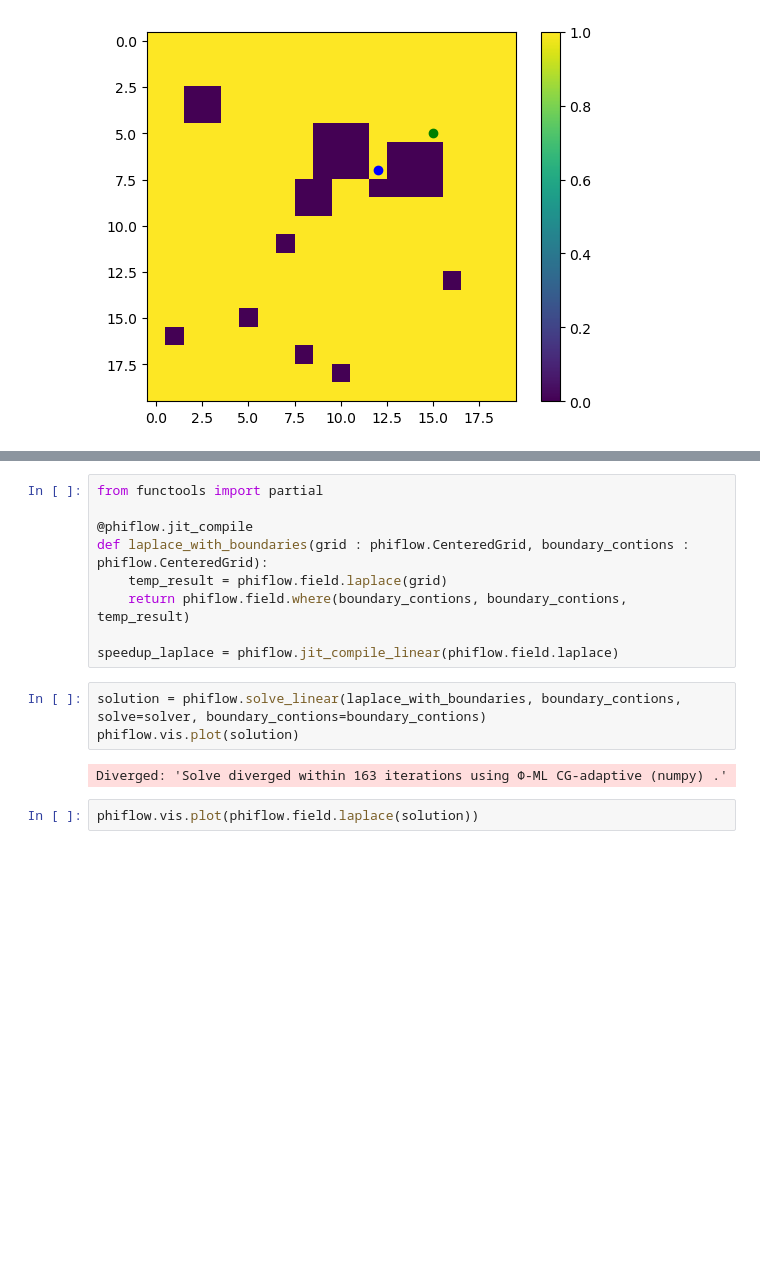
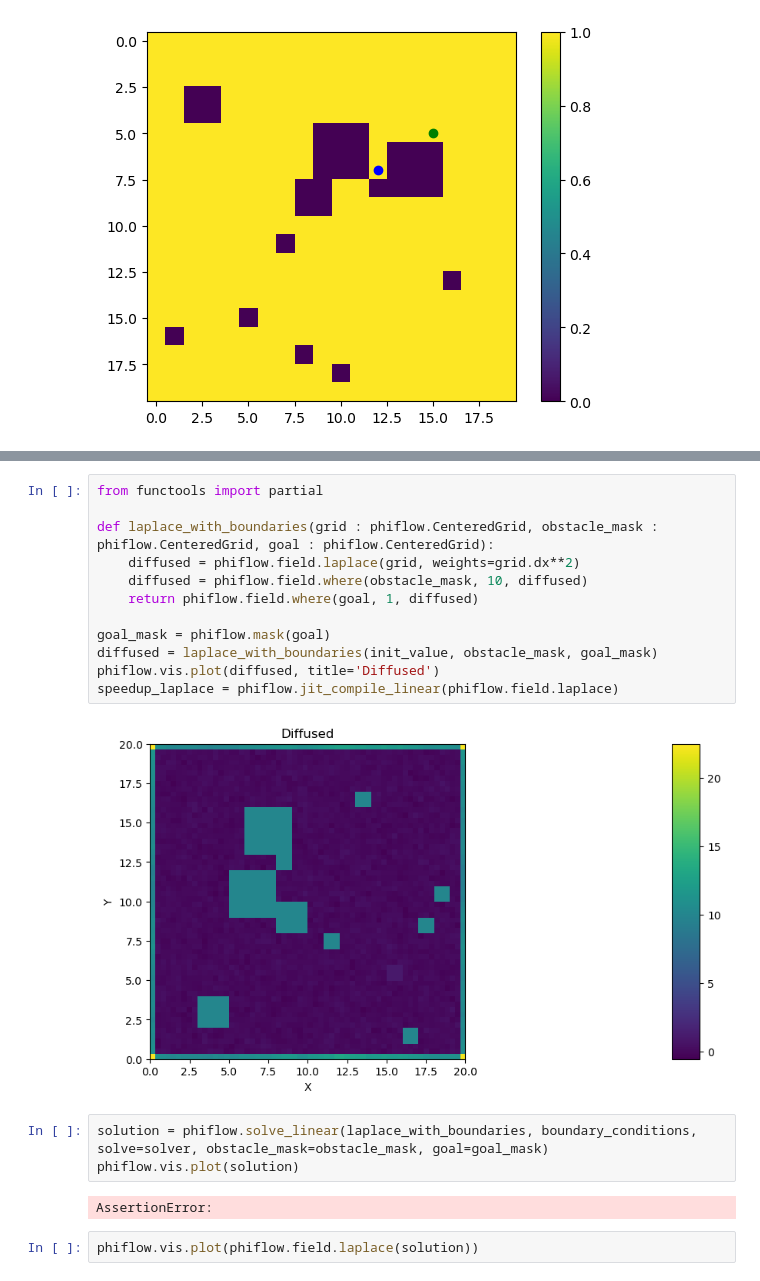
Before and after one commit to rcremese/snake-ai, a Jupyter notebook: phiflow_overview.ipynb, the cells around one changed output, grey strips where cells are left out. Saved outputs shown, nothing was run; the diff lists cells and outputs as text; blank space fills up the shorter version.

```diff
--- a/phiflow_overview.ipynb
+++ b/phiflow_overview.ipynb
@@ -84,17 +84,22 @@ solver = phiflow.Solve('auto', rel_tol=1e-5, x0=masked_value)
 # %%
 from functools import partial
 
-@phiflow.jit_compile
-def laplace_with_boundaries(grid : phiflow.CenteredGrid, boundary_contions : phiflow.CenteredGrid):
-    temp_result = phiflow.field.laplace(grid)
-    return phiflow.field.where(boundary_contions, boundary_contions, temp_result)
+def laplace_with_boundaries(grid : phiflow.CenteredGrid, obstacle_mask : phiflow.CenteredGrid, goal : phiflow.CenteredGrid):
+    diffused = phiflow.field.laplace(grid, weights=grid.dx**2)
+    diffused = phiflow.field.where(obstacle_mask, 10, diffused)
+    return phiflow.field.where(goal, 1, diffused)
 
+goal_mask = phiflow.mask(goal)
+diffused = laplace_with_boundaries(init_value, obstacle_mask, goal_mask)
+phiflow.vis.plot(diffused, title='Diffused')
 speedup_laplace = phiflow.jit_compile_linear(phiflow.field.laplace)
+# %% [output]
+[figure, added]
 # %%
-solution = phiflow.solve_linear(laplace_with_boundaries, boundary_contions, solve=solver, boundary_contions=boundary_contions)
+solution = phiflow.solve_linear(laplace_with_boundaries, boundary_conditions, solve=solver, obstacle_mask=obstacle_mask, goal=goal_mask)
 phiflow.vis.plot(solution)
 # %% [output]
-Diverged: 'Solve diverged within 163 iterations using Φ-ML CG-adaptive (numpy) .'
+AssertionError:
 # %%
 phiflow.vis.plot(phiflow.field.laplace(solution))
 # %% [output]
```
Also changed, not shown: parts of 10 cells of this notebook, 3 other files.
